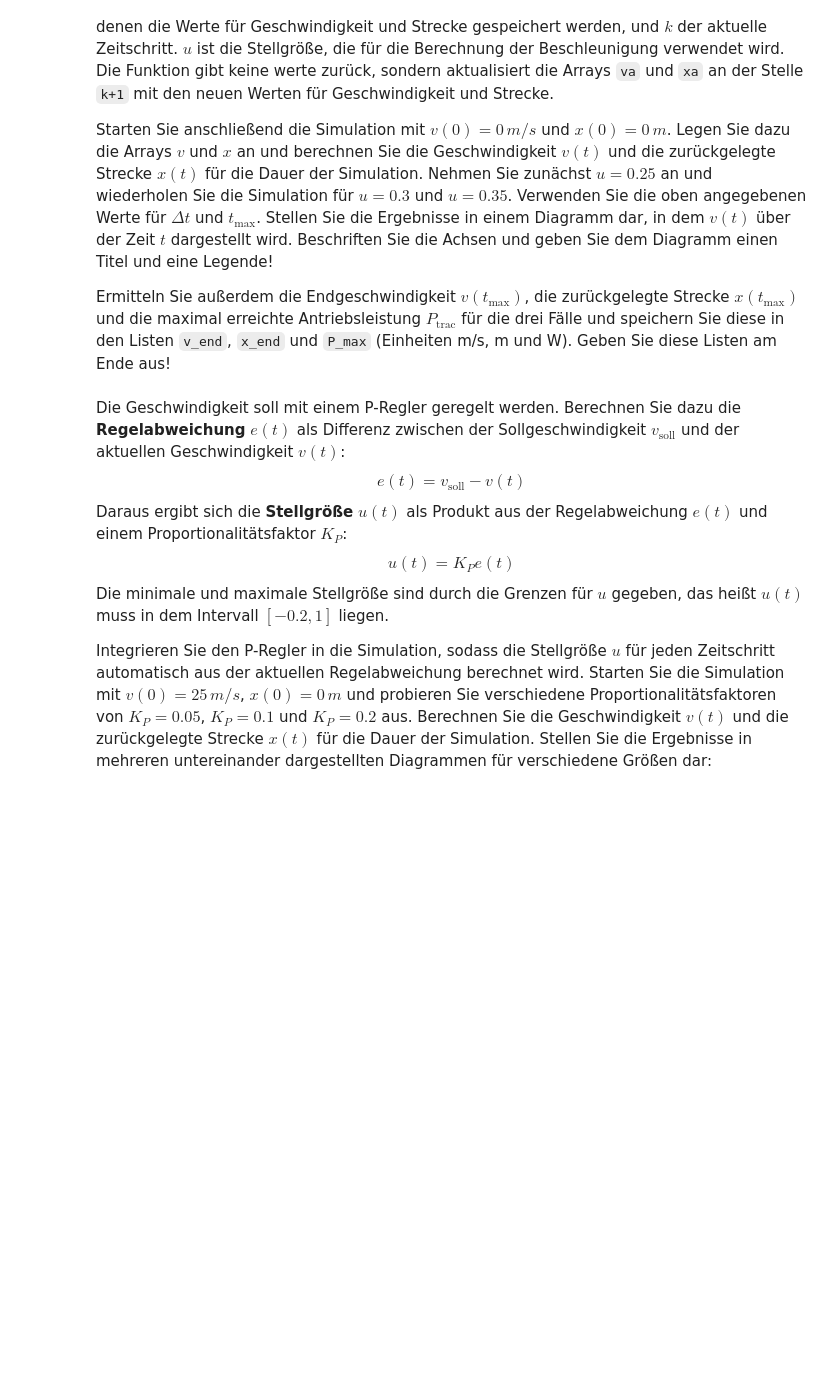
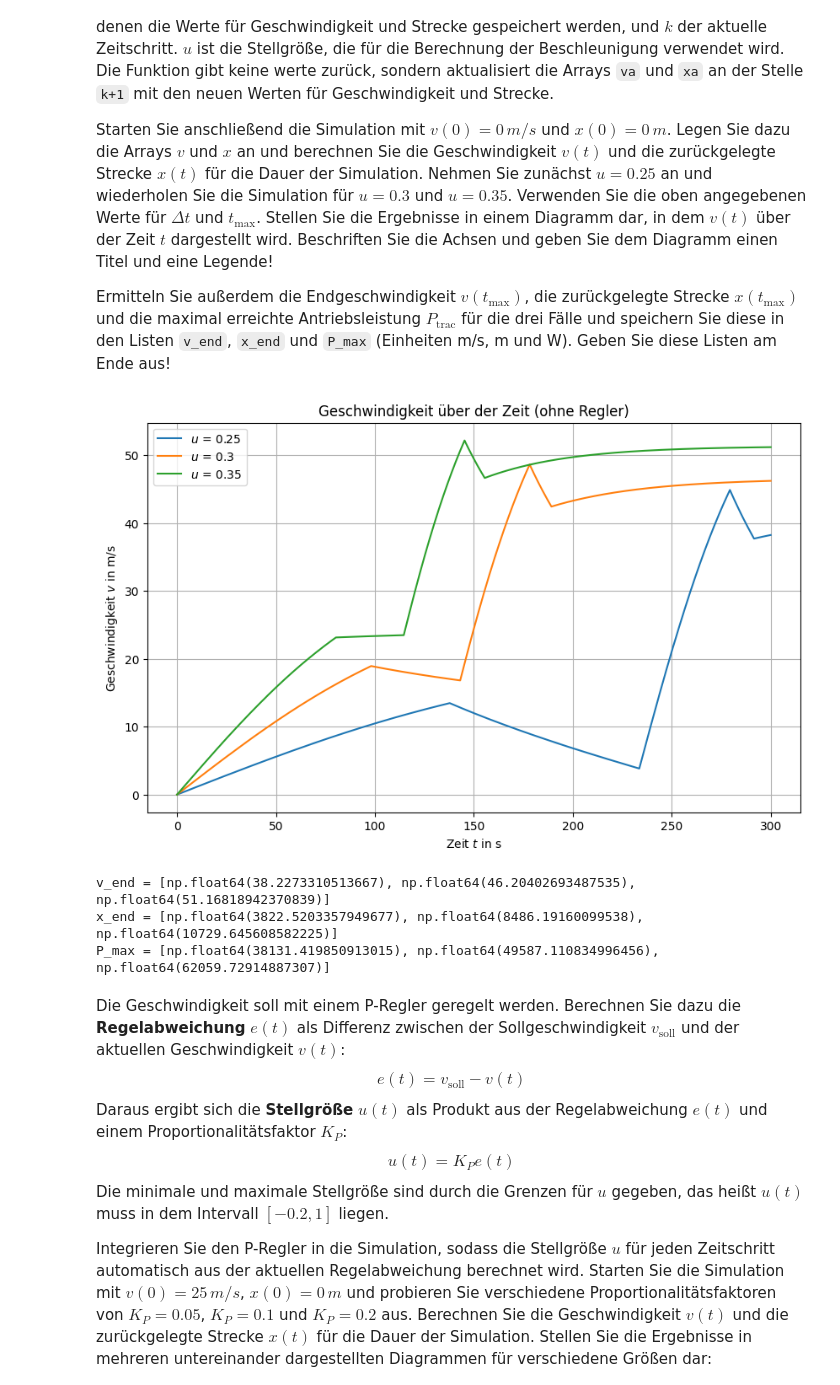
Before and after one commit to fieteschmelzer/PythonFuerIngenieure, a Jupyter notebook: PA/PA3_tempomat.ipynb, the cells around one changed output. Cells and saved outputs as stored; diff of their text form; code cells hidden in the pictures; blank space fills up the shorter version.

```diff
--- a/PA/PA3_tempomat.ipynb
+++ b/PA/PA3_tempomat.ipynb
@@ -188,16 +186,52 @@ Ermitteln Sie außerdem die Endgeschwindigkeit $v(t_\text{max})$, die zurückgel
 # %%
 # Simulationsparameter
 dt = 0.1
 t_max = 300
 # Zeitvektor
 t = np.arange(0, t_max + dt, dt)
 # Listen für Ergebnisse
 v_end = []
 x_end = []
 P_max = []
 
 def simulation(va, xa, k, u):
 # Hier eigenen Code schreiben ...
+    va[k+1] = va[k] + dt*beschleunigung(va[k], steigung(xa[k]), u)
+    xa[k+1] = xa[k] + dt*va[k]
+
+# Simulation für verschiedene konstante Stellsignale
+u_werte = [0.25, 0.3, 0.35]
+
+plt.figure(figsize=(10, 6))
+for u in u_werte:
+    v = np.zeros(len(t))
+    x = np.zeros(len(t))
+    v[0] = 0.0          # v(0) = 0 m/s
+    x[0] = 0.0          # x(0) = 0 m
+    for k in range(len(t) - 1):
+        simulation(v, x, k, u)
+    # Ergebnisse speichern
+    v_end.append(v[-1])
+    x_end.append(x[-1])
+    P_max.append(eta * u * F_max * np.max(v))   # P_trac = eta*u*F_max*v
+    # Plot
+    plt.plot(t, v, label=f'$u$ = {u}')
+
+plt.xlabel('Zeit $t$ in s')
+plt.ylabel('Geschwindigkeit $v$ in m/s')
+plt.title('Geschwindigkeit über der Zeit (ohne Regler)')
+plt.legend()
+plt.grid(True)
+plt.show()
+
+print('v_end =', v_end)
+print('x_end =', x_end)
+print('P_max =', P_max)
+# %% [output]
+[figure, added]
+v_end = [np.float64(38.2273310513667), np.float64(46.20402693487535), np.float64(51.16818942370839)]
+x_end = [np.float64(3822.5203357949677), np.float64(8486.19160099538), np.float64(10729.645608582225)]
+P_max = [np.float64(38131.419850913015), np.float64(49587.110834996456), np.float64(62059.72914887307)]
 # %%
 # Hier sind Plausibilitäts-Tests:
 assert callable(simulation)
```
Also changed, not shown: parts of 3 cells of this notebook.
